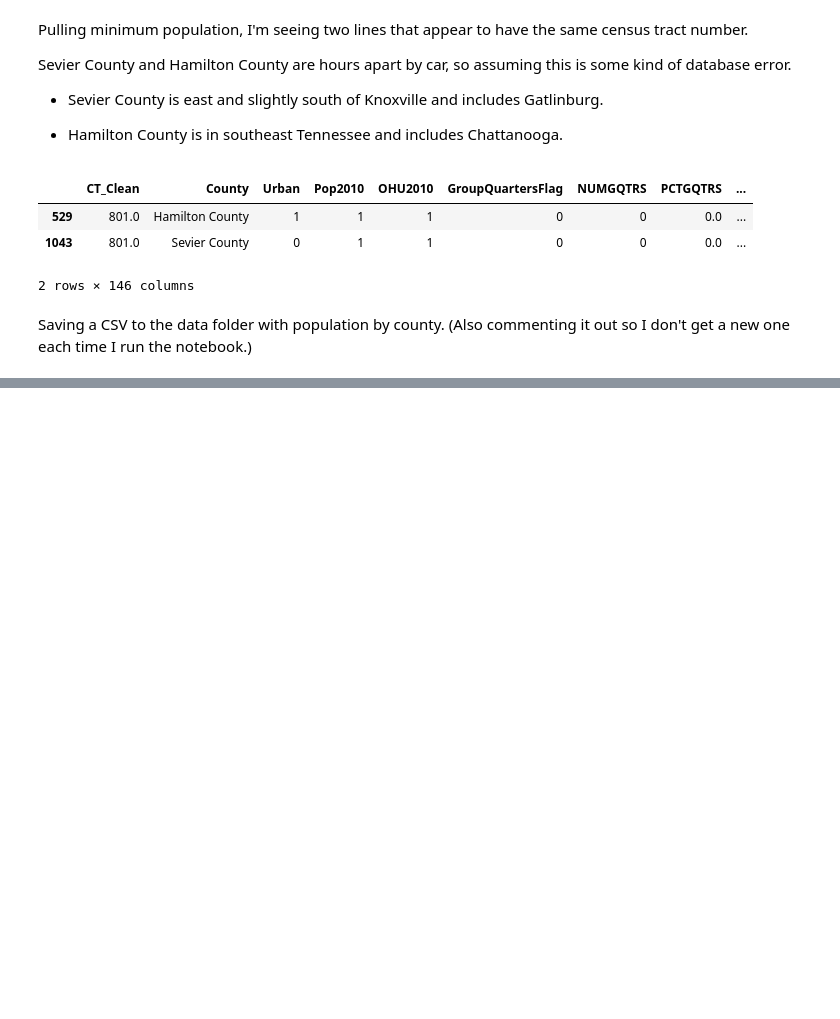
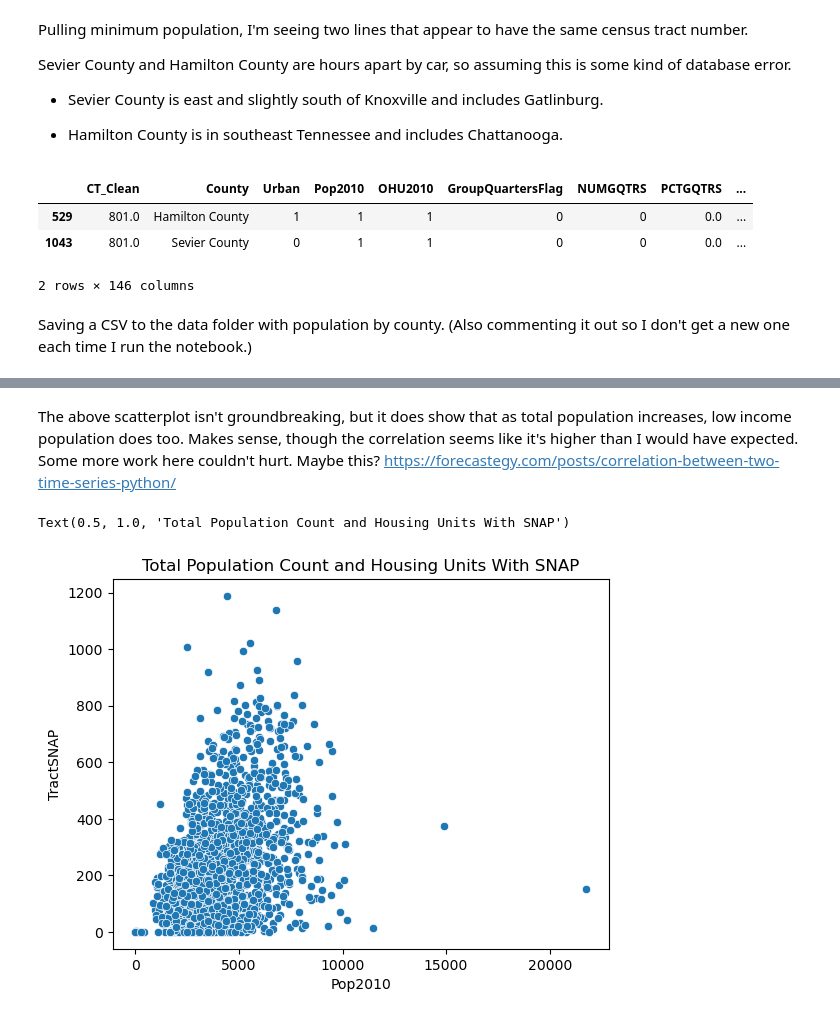
Before and after one commit to marthahunter/food-access, a Jupyter notebook: notebooks/2_food_access_eda_and_analysis.ipynb, the cells around one changed output, grey strips where cells are left out. Drawn from its saved outputs; the diff is of its cells as text; code cells hidden in the pictures; blank space fills up the shorter version.

```diff
--- a/notebooks/2_food_access_eda_and_analysis.ipynb
+++ b/notebooks/2_food_access_eda_and_analysis.ipynb
@@ -119,0 +130,8 @@ plt.title='Total Population Count and Low Income Population'
+# %% [markdown]
+The above scatterplot isn't groundbreaking, but it does show that as total population increases, low income population does too. Makes sense, though the correlation seems like it's higher than I would have expected. Some more work here couldn't hurt. Maybe this? https://forecastegy.com/posts/correlation-between-two-time-series-python/
+# %%
+sns.scatterplot(data=tn_food_access_df, x='Pop2010', y='TractSNAP')
+plt.title('Total Population and Housing Units With SNAP')
+# %% [output]
+Text(0.5, 1.0, 'Total Population Count and Housing Units With SNAP')
+[figure, added]
```
Also changed, not shown: parts of 7 cells of this notebook, 1 other file.
